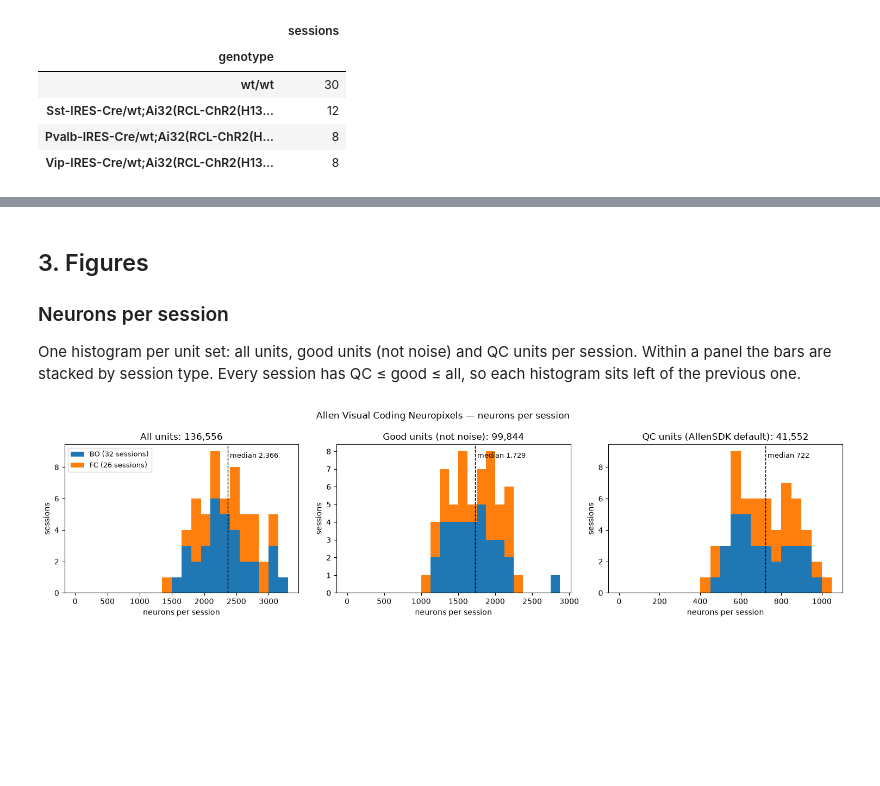
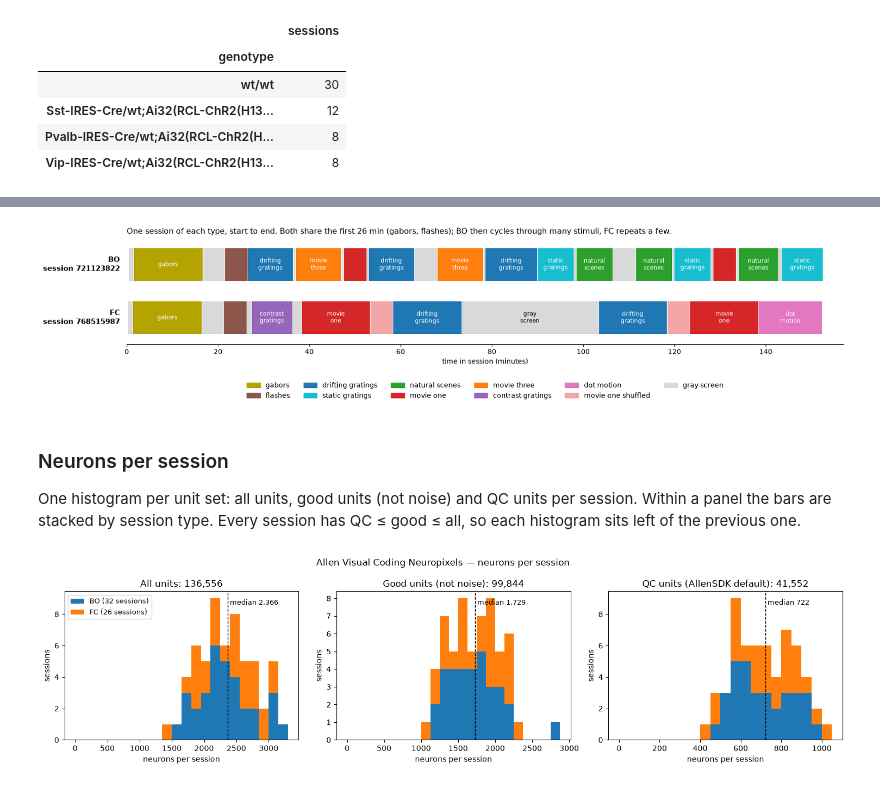
Before and after one commit to iroblesrazzaq/ladys, a Jupyter notebook: tutorials/allen_inventory.ipynb, the cells around one changed output, grey strips where cells are left out. Cells and saved outputs as stored; diff of their text form; code cells hidden in the pictures; blank space fills up the shorter version.

```diff
--- a/tutorials/allen_inventory.ipynb
+++ b/tutorials/allen_inventory.ipynb
@@ -185,6 +341,50 @@ display(sessions.genotype.value_counts().rename("sessions").to_frame())
+# %%
+STIM_NAME = {
+    "gabors": "gabors", "flashes": "flashes", "drifting_gratings": "drifting gratings",
+    "drifting_gratings_75_repeats": "drifting gratings", "static_gratings": "static gratings",
+    "natural_scenes": "natural scenes", "natural_movie_one": "movie one", "natural_movie_one_more_repeats": "movie one",
+    "natural_movie_three": "movie three", "natural_movie_one_shuffled": "movie one shuffled",
+    "drifting_gratings_contrast": "contrast gratings", "dot_motion": "dot motion", "spontaneous": "gray screen",
+}
+
+
+def stimulus_blocks(session_id):
+    """Consecutive presentations of the same stimulus merged into one block, in minutes."""
+    x = stimuli[stimuli.session_id == session_id].sort_values("start_time")
+    run = (x.stimulus != x.stimulus.shift()).cumsum()
+    b = x.groupby(run).agg(stim=("stimulus", "first"), t0=("start_time", "min"), t1=("stop_time", "max"))
+    return b.assign(t0=b.t0 / 60, t1=b.t1 / 60)
+
+
+bo = sessions[sessions.session_type == BO].session_id.iloc[0]
+dot_dirs = stimuli[stimuli.stimulus == "dot_motion"].groupby("session_id").Dir.nunique()
+fc = dot_dirs[dot_dirs == 4].index[0]
+
+fig, ax = plt.subplots(figsize=(17, 4.2))
+for y, (label, sid) in zip((1, 0), [("BO", bo), ("FC", fc)]):
+    for b in stimulus_blocks(sid).itertuples():
+        ax.barh(y, b.t1 - b.t0, left=b.t0, height=0.62, color=STIM_COLOR[b.stim], edgecolor="white", lw=0.6)
+        if b.t1 - b.t0 >= 7.5:
+            name = STIM_NAME[b.stim].replace(" ", "\n")
+            dark = b.stim not in ("spontaneous", "natural_movie_one_shuffled")
+            ax.text((b.t0 + b.t1) / 2, y, name, ha="center", va="center", fontsize=8.5, color="w" if dark else "k")
+    ax.text(-1.5, y, f"{label}\nsession {sid}", ha="right", va="center", fontsize=11, fontweight="bold")
+ax.set(xlim=(0, 157), ylim=(-0.5, 1.5), yticks=[], xlabel="time in session (minutes)")
+for s in ("left", "right", "top"):
+    ax.spines[s].set_visible(False)
+shown = ["gabors", "flashes", "drifting_gratings", "static_gratings", "natural_scenes", "natural_movie_one",
+         "natural_movie_three", "drifting_gratings_contrast", "dot_motion", "natural_movie_one_shuffled",
+         "spontaneous"]
+ax.legend([plt.Rectangle((0, 0), 1, 1, color=STIM_COLOR[k]) for k in shown], [STIM_NAME[k] for k in shown],
+          loc="upper center", bbox_to_anchor=(0.5, -0.3), ncol=6, frameon=False, fontsize=10)
+ax.set_title("One session of each type, start to end. Both share the first 26 min (gabors, flashes); BO then "
+             "cycles through many stimuli, FC repeats a few.", fontsize=11.5, loc="left")
+fig.subplots_adjust(left=0.125, right=0.99, top=0.88, bottom=0.36)
+fig.savefig(FIGURE_DIR / "allen_session_timeline.png", dpi=150)
+plt.show()
+# %% [output]
+[figure, added]
 # %% [markdown]
-## 3. Figures
-
 ### Neurons per session
 
 One histogram per unit set: all units, good units (not noise) and QC units per session. Within a panel the
```
Also changed, not shown: parts of 5 cells of this notebook, 6 other files.
